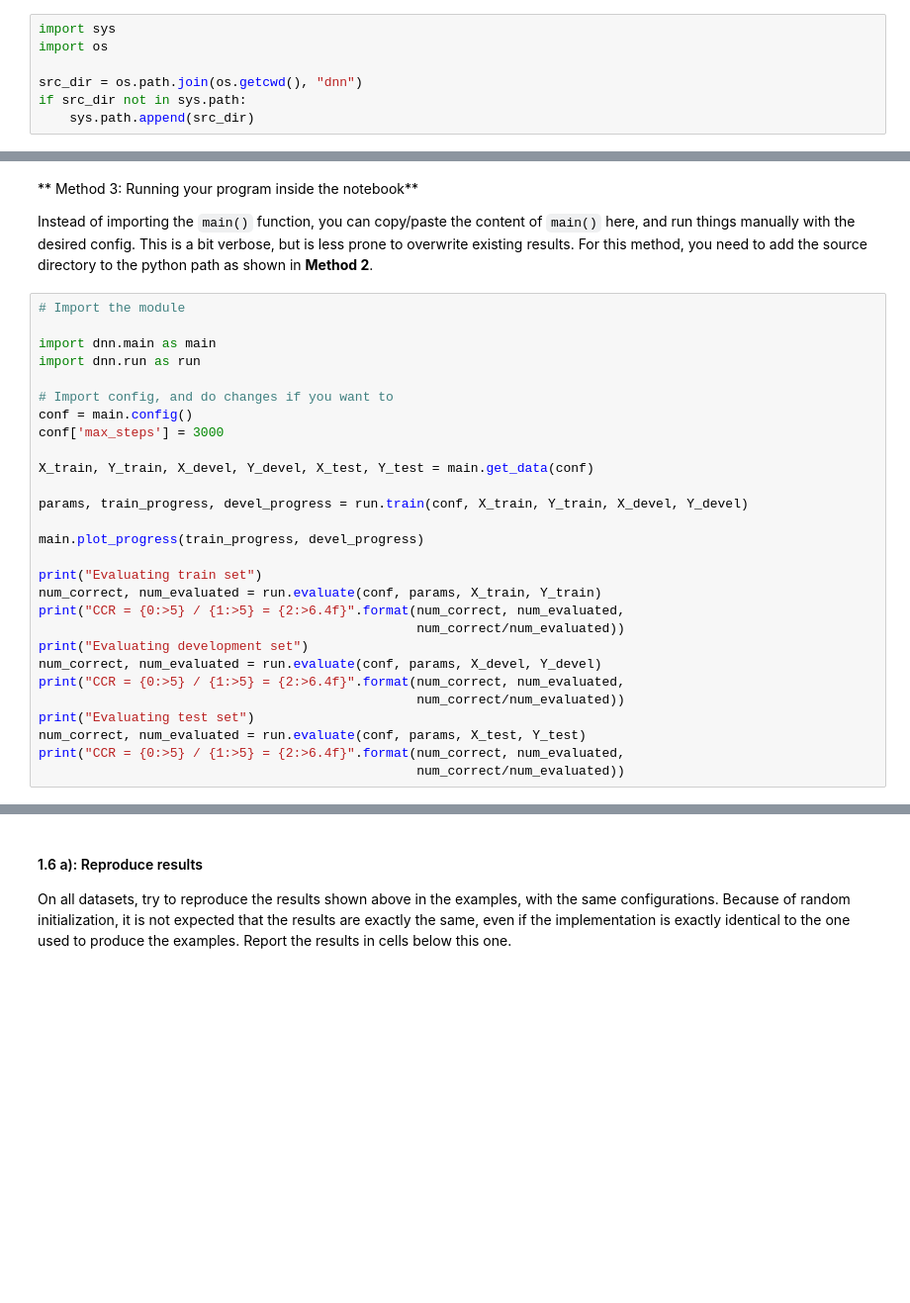
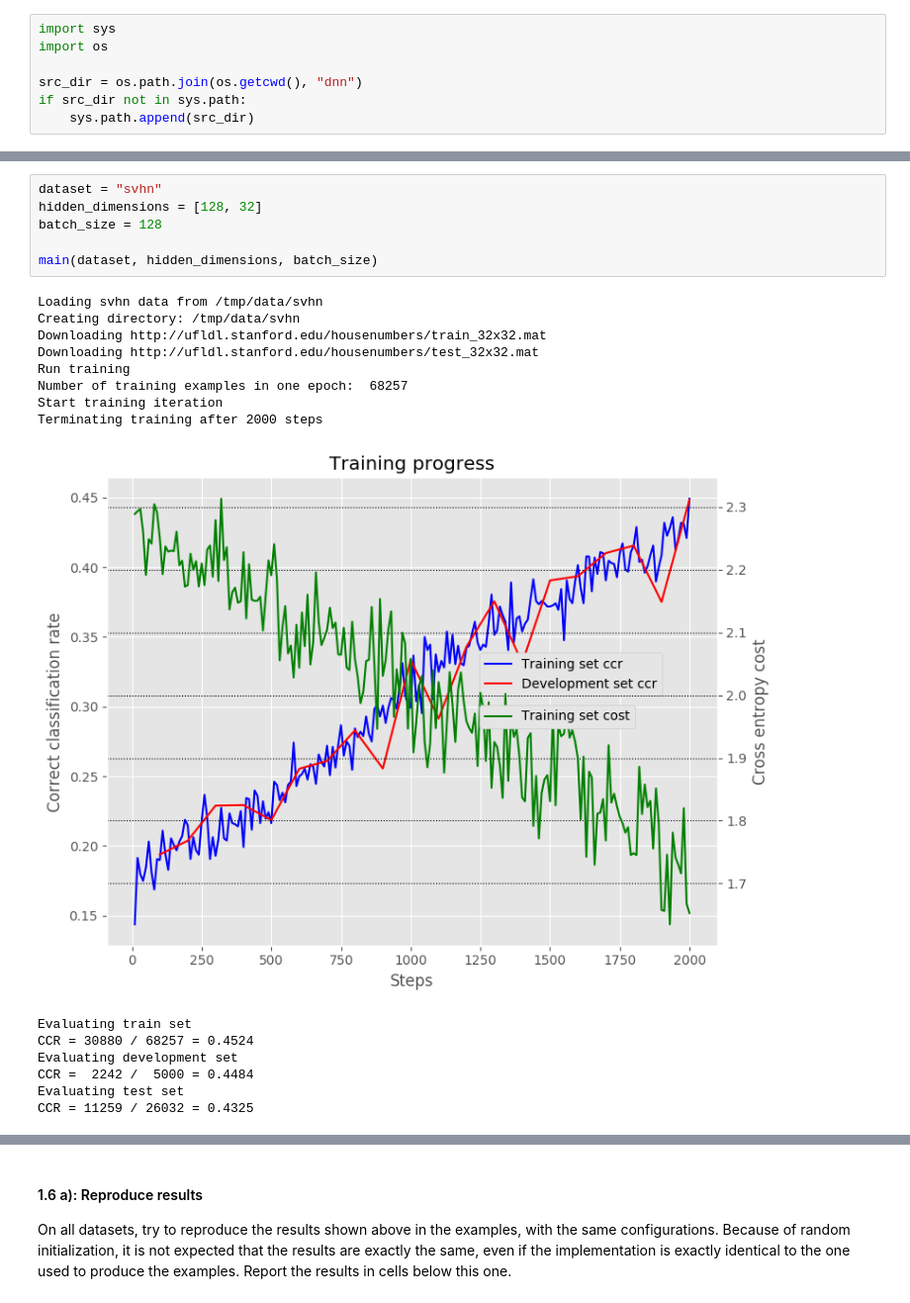
Before and after one commit to geirtul/in5400, a Jupyter notebook: mandatory/m01/uio_in5400_s2019_mandatory1_assignment.ipynb, the cells around one changed output, grey strips where cells are left out. Shown at 99% size. Drawn from its saved outputs; the diff is of its cells as text; blank space fills up the shorter version.

```diff
--- a/mandatory/m01/uio_in5400_s2019_mandatory1_assignment.ipynb
+++ b/mandatory/m01/uio_in5400_s2019_mandatory1_assignment.ipynb
@@ -463,32 +474,22 @@ main()
-# %% [markdown]
-** Method 3: Running your program inside the notebook**
-
-Instead of importing the `main()` function, you can copy/paste the content of `main()` here, and run things manually with the desired config. This is a bit verbose, but is less prone to overwrite existing results. For this method, you need to add the source directory to the python path as shown in **Method 2**.
-# %%
-# Import the module
-
-import dnn.main as main
-import dnn.run as run
-
-# Import config, and do changes if you want to
-conf = main.config()
-conf['max_steps'] = 3000
-
-X_train, Y_train, X_devel, Y_devel, X_test, Y_test = main.get_data(conf)
-
-params, train_progress, devel_progress = run.train(conf, X_train, Y_train, X_devel, Y_devel)
-
-main.plot_progress(train_progress, devel_progress)
-
-print("Evaluating train set")
-num_correct, num_evaluated = run.evaluate(conf, params, X_train, Y_train)
-print("CCR = {0:>5} / {1:>5} = {2:>6.4f}".format(num_correct, num_evaluated,
-                                                 num_correct/num_evaluated))
-print("Evaluating development set")
-num_correct, num_evaluated = run.evaluate(conf, params, X_devel, Y_devel)
-print("CCR = {0:>5} / {1:>5} = {2:>6.4f}".format(num_correct, num_evaluated,
-                                                 num_correct/num_evaluated))
-print("Evaluating test set")
-num_correct, num_evaluated = run.evaluate(conf, params, X_test, Y_test)
-print("CCR = {0:>5} / {1:>5} = {2:>6.4f}".format(num_correct, num_evaluated,
-                                                 num_correct/num_evaluated))
+# %%
+dataset = "svhn"
+hidden_dimensions = [128, 32]
+batch_size = 128
+
+main(dataset, hidden_dimensions, batch_size)
+# %% [output]
+Loading svhn data from /tmp/data/svhn
+Creating directory: /tmp/data/svhn
+Downloading http://ufldl.stanford.edu/housenumbers/train_32x32.mat
+Downloading http://ufldl.stanford.edu/housenumbers/test_32x32.mat
+Run training
+Number of training examples in one epoch:  68257
+Start training iteration
+Terminating training after 2000 steps
+[figure, added]
+Evaluating train set
+CCR = 30880 / 68257 = 0.4524
+Evaluating development set
+CCR =  2242 /  5000 = 0.4484
+Evaluating test set
+CCR = 11259 / 26032 = 0.4325
```
Also changed, not shown: parts of 12 cells of this notebook, 4 other files.
